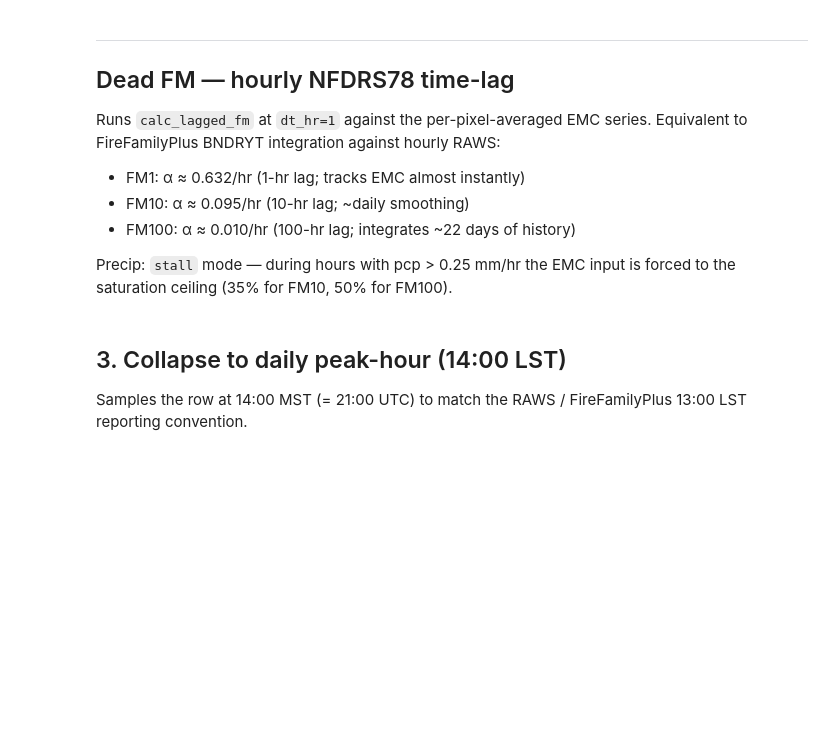
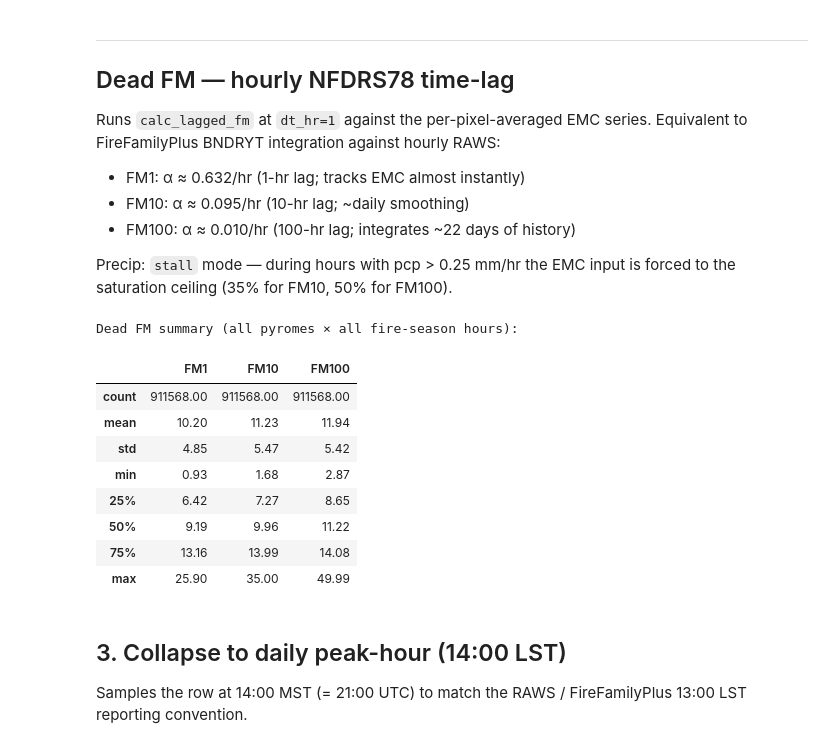
Before and after one commit to maxwellCcook/fb_tools, a Jupyter notebook: code/notebooks/00d_RTMA-FM.ipynb, the cells around one changed output. Cells and saved outputs as stored; diff of their text form; code cells hidden in the pictures; blank space fills up the shorter version.

Commit message:
Updates to RTMA data analysis, FSPro scenarios, prep for FSPro refactor

```diff
--- a/code/notebooks/00d_RTMA-FM.ipynb
+++ b/code/notebooks/00d_RTMA-FM.ipynb
@@ -53,8 +53,8 @@ REPO = Path("../..").resolve()
 # Drop the monthly RTMA CSVs downloaded from Drive here — one folder PER REGION
 # so the 12-pyrome InterWest monthly files never mix with the old 9-pyrome CO
 # exports (load_rtma_csv globs every *.csv in the folder).
-RTMA_DIR    = REPO / "data/weather/pyrome_emc/RTMA_EMC" / REGION
-GRIDMET_CSV = REPO / f"data/tabular/raw/weather/gridmet_clim_{REGION}_pyromes_fmask_pctiles.csv"
+RTMA_DIR    = REPO / "data/weather/pyrome_emc/RTMA_MONTHLY"
+GRIDMET_CSV = REPO / f"data/tabular/raw/weather/GRIDMET_ERC_InterWest_pyromes.csv"
 WIND_DIR    = REPO / "data/weather/pyrome_wind"
 BASELINE_DIR = REPO / "data/weather/flammap"          # existing GridMET-based JSONs
 OUT_DIR     = REPO / "data/weather/flammap_rtma"
@@ -117,12 +149,23 @@ forced to the saturation ceiling (35% for FM10, 50% for FM100).
 # %%
 rtma_dead = build_rtma_dead_fm(
     rtma_hr,
     precip_mode="stall",
-    precip_threshold_mm_hr=0.25,
+    precip_threshold_mm_hr=0.30,
 )
 
 print("Dead FM summary (all pyromes × all fire-season hours):")
 rtma_dead[["FM1", "FM10", "FM100"]].describe().round(2)
+# %% [output]
+Dead FM summary (all pyromes × all fire-season hours):
+|  | FM1 | FM10 | FM100 |
+| count | 911568.00 | 911568.00 | 911568.00 |
+| mean | 10.20 | 11.23 | 11.94 |
+| std | 4.85 | 5.47 | 5.42 |
+| min | 0.93 | 1.68 | 2.87 |
+| 25% | 6.42 | 7.27 | 8.65 |
+| 50% | 9.19 | 9.96 | 11.22 |
+| 75% | 13.16 | 13.99 | 14.08 |
+| max | 25.90 | 35.00 | 49.99 |
 # %% [markdown]
 ## 3. Collapse to daily peak-hour (14:00 LST)
 
```
Also changed, not shown: parts of 26 cells of this notebook, 24 other files.
